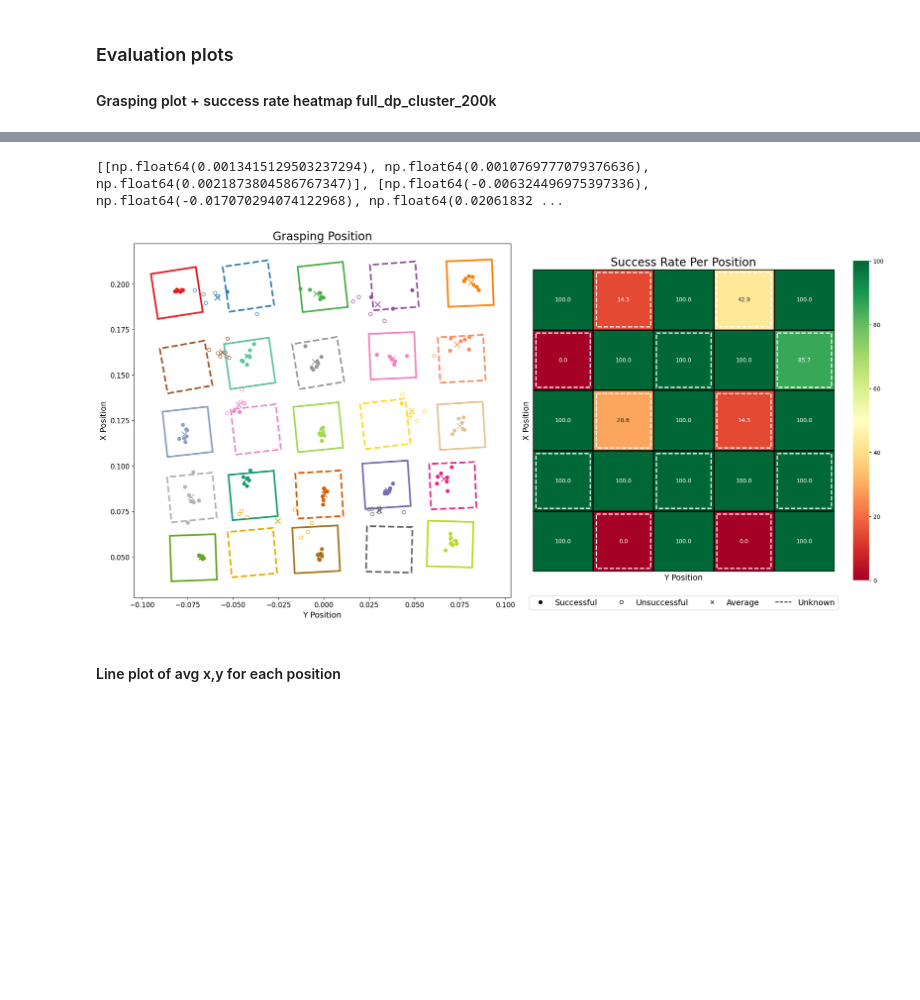
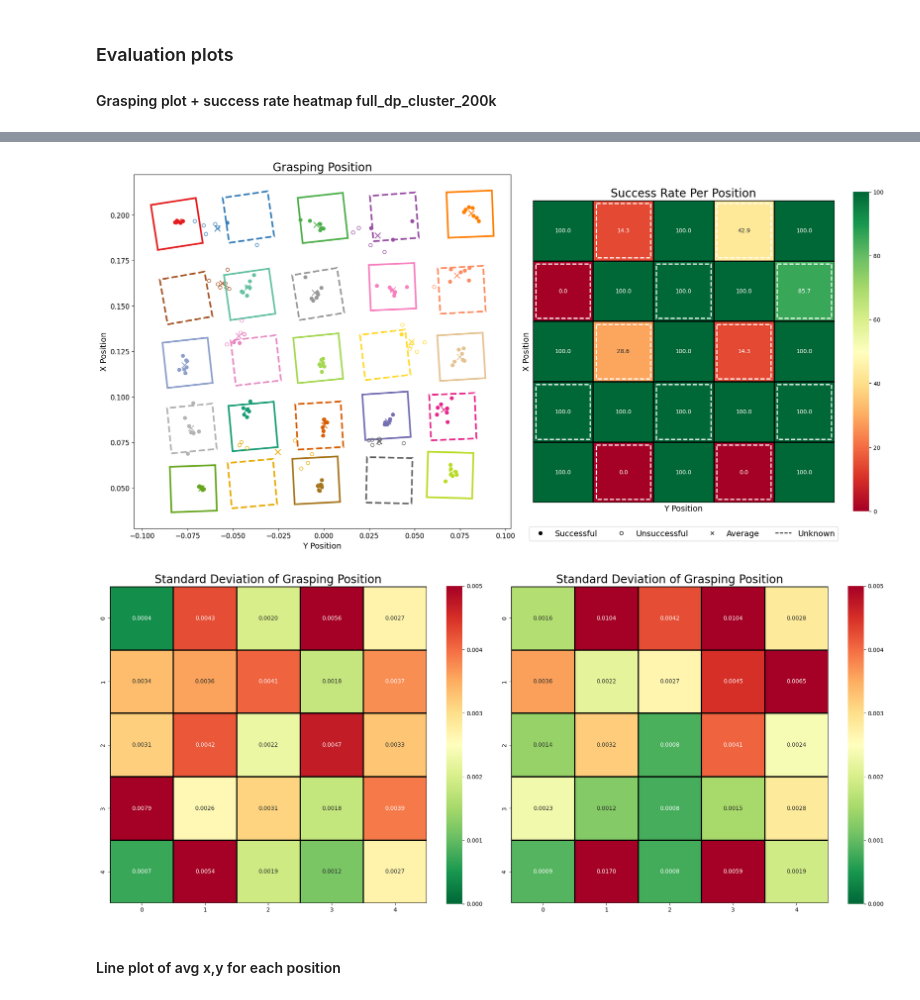
Before and after one commit to nicolas-duque/lerobot, a Jupyter notebook: lerobot/plots/eval_plots.ipynb, the cells around one changed output, grey strips where cells are left out. Drawn from its saved outputs; the diff is of its cells as text; code cells hidden in the pictures; blank space fills up the shorter version.

```diff
--- a/lerobot/plots/eval_plots.ipynb
+++ b/lerobot/plots/eval_plots.ipynb
@@ -556,13 +577,7 @@ WARNING:root:'torchcodec' is not available in your platform, falling back to 'py
 #### Grasping plot + success rate heatmap full_dp_cluster_200k ####
 # %%
 repo_id="nduque/eval_robustness_e9_3_full_dp_cluster_200k"
-known_mask = np.array([
-    [True, False, True, False, True],
-    [False, True, False, True, False],
-    [True, False, True, False, True],
-    [False, True, False, True, False],
-    [True, False, True, False, True],
-])
+
 box_pos_avg_e9_all = [[0.195,-0.0809,  8.8293],[0.1988,-0.0415,  8.2231],[ 0.1983,-0.0006, 6.3474],[ 0.1989, 0.0388, 4.407],[ 0.2004,0.0805, 2.3005],
                    [ 0.1543,-0.0758, 10.03],[ 0.1563,-0.0408, 8.1177],[ 0.1565,-0.0031, 9.1966],[ 0.1605,0.0378, 2.4887],[ 0.1588, 0.0759,3.1575],
                    [ 0.1187,-0.075, 6.3325],[ 0.12,-0.0374, 6.469],[ 0.1212,-0.0031, 5.7372],[ 0.1231,0.0338, 6.6873],[ 0.122,0.0757, 3.5465],
@@ -642,6 +657,7 @@ eps = int(len(episodes)/len(box_avg))
 d_xy = []
 avg_ep = []
 avg_err = []
+std = []
 
 for i in range(len(box_avg)):
     color=colors[i]
@@ -662,6 +678,10 @@ for i in range(len(box_avg)):
     avg_err_y = np.mean((ep_dy))
     avg_err_norm = np.mean(d_norm)
     avg_err.append([avg_err_x, avg_err_y, avg_err_norm])
+
+    std_x = np.std(obs_grasp[i*eps:(i+1)*eps, 0])
+    std_y = np.std(obs_grasp[i*eps:(i+1)*eps, 1])
+    std.append([std_x, std_y])
 
     total_grasp.append(obs_grasp[i*eps:(i+1)*eps])
 
@@ -692,14 +712,15 @@ axs[0].set_aspect('equal')
 #axs.set_ylim(0.04,0.22)
 #axs.set_xlim(-0.1,0.1)
 
-print(avg_err)
+print(std)
 
 
 success_accum = success_accum.reshape(5, 5)
+success_accum = np.array(success_accum)
+
 annot_format=".1f"
 
-
-axs[1] = sns.heatmap(success_accum, annot=True, fmt=annot_format, cmap="RdYlGn", cbar=True, linewidths=1,linecolor='black',vmin=0,vmax=100,square=True,cbar_kws={"shrink": 0.8})
+sns.heatmap(success_accum, ax=axs[1], annot=True, fmt=annot_format, cmap="RdYlGn", cbar=True, linewidths=1,linecolor='black',vmin=0,vmax=100,square=True,cbar_kws={"shrink": 0.8})
 
 if known_mask is not None:
         for y in range(success_accum.shape[0]):
@@ -720,4 +741,16 @@ unknown_marker = mlines.Line2D([], [], color='black', marker='None', markersize=
 fig.legend(handles=[success_marker, unsuccess_marker,average_marker, unknown_marker], loc='lower right', bbox_to_anchor=(0.91,0.03), fontsize=14, ncol=4)
 #fig.suptitle("Grasping attempts for test position", fontsize=20)
 fig.tight_layout()
+
+annot_format=".4f"
+std= np.array(std).reshape(25, 2)
+std_x = std[:,0].reshape(5, 5)
+std_y = std[:,1].reshape(5, 5)
+
+fig_std, axs_std = plt.subplots(1, 2, figsize=(20, 10))
+sns.heatmap(std_x, ax=axs_std[0], annot=True, fmt=annot_format, cmap="RdYlGn_r", cbar=True, linewidths=1,linecolor='black',vmin=0,vmax=0.005,square=True,cbar_kws={"shrink": 0.8})
+axs_std[0].set_title("Standard Deviation of Grasping Position", fontsize=20)
+sns.heatmap(std_y, ax=axs_std[1], annot=True, fmt=annot_format, cmap="RdYlGn_r", cbar=True, linewidths=1,linecolor='black',vmin=0,vmax=0.005,square=True,cbar_kws={"shrink": 0.8})
+axs_std[1].set_title("Standard Deviation of Grasping Position", fontsize=20)
+fig_std.tight_layout()
 # %% [output]
@@ -725,5 +758,5 @@ WARNING:root:'torchcodec' is not available in your platform, falling back to 'py
-[[np.float64(0.0013415129503237294), np.float64(0.0010769777079376636), np.float64(0.0021873804586767347)], [np.float64(-0.006324496975397336), np.float64(-0.017070294074122968), np.float64(0.02061832 ...
 [figure]
+[figure, added]
 # %% [markdown]
 #### Line plot of avg x,y for each position ####
 # %%
```
Also changed, not shown: parts of 12 cells of this notebook.
